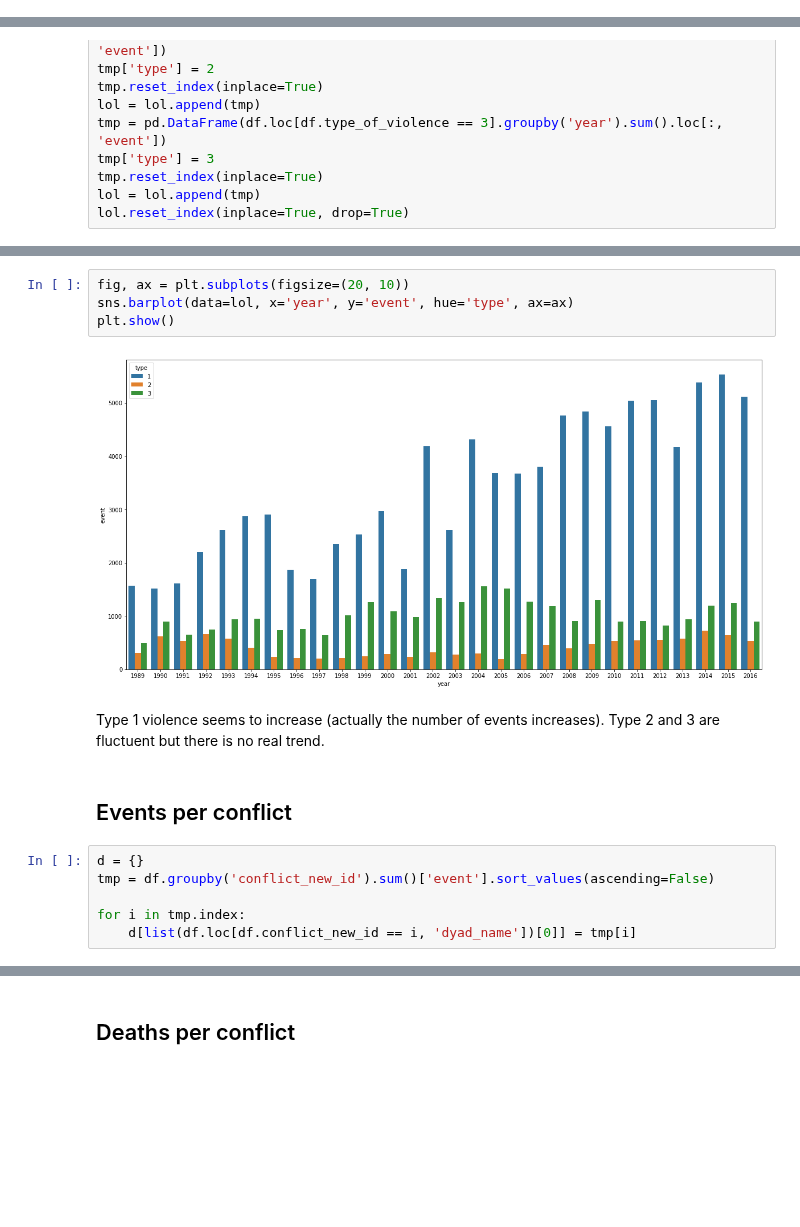
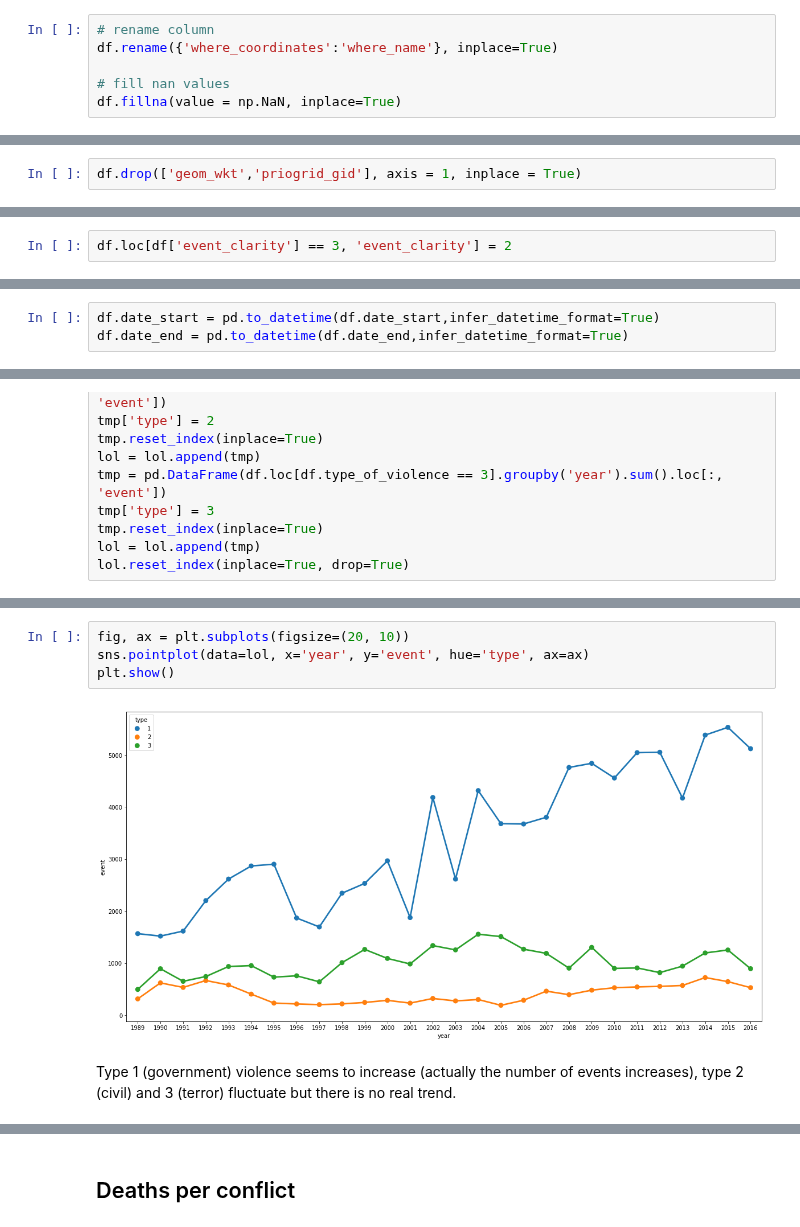
Before and after one commit to armand33/applied_data_analysis_2017, a Jupyter notebook: project/notebooks/Analysis of geographical data.ipynb, the cells around one changed output, grey strips where cells are left out. Saved outputs shown, nothing was run; the diff lists cells and outputs as text; blank space fills up the shorter version.

Commit message:
Completed data description

```diff
--- a/project/notebooks/Analysis of geographical data.ipynb
+++ b/project/notebooks/Analysis of geographical data.ipynb
@@ -320,0 +413,6 @@ Variable Name | Content|Type
+# %%
+# rename column
+df.rename({'where_coordinates':'where_name'}, inplace=True)
+
+# fill nan values
+df.fillna(value = np.NaN, inplace=True)
@@ -321,3 +432,5 @@ Variable Name | Content|Type
+# %%
+df.drop(['geom_wkt','priogrid_gid'], axis = 1, inplace = True)
 # %% [markdown]
 #### Countries
 The represented countries are:
@@ -362,0 +491,2 @@ Variable Name | Content|Type
+# %%
+df.loc[df['event_clarity'] == 3, 'event_clarity'] = 2
@@ -371,0 +512,3 @@ Variable Name | Content|Type
+# %%
+df.date_start = pd.to_datetime(df.date_start,infer_datetime_format=True)
+df.date_end = pd.to_datetime(df.date_end,infer_datetime_format=True)
@@ -520,17 +707,8 @@ plt.show()
 # %%
 fig, ax = plt.subplots(figsize=(20, 10))
-sns.barplot(data=lol, x='year', y='event', hue='type', ax=ax)
+sns.pointplot(data=lol, x='year', y='event', hue='type', ax=ax)
 plt.show()
 # %% [output]
-[figure, old version]
+[figure, new version]
 # %% [markdown]
-Type 1 violence seems to increase (actually the number of events increases).
-Type 2 and 3 are fluctuent but there is no real trend.
+Type 1 (government) violence seems to increase (actually the number of events increases), type 2 (civil) and 3 (terror) fluctuate but there is no real trend.
-# %% [markdown]
-## Events per conflict
-# %%
-d = {}
-tmp = df.groupby('conflict_new_id').sum()['event'].sort_values(ascending=False)
-
-for i in tmp.index:
-    d[list(df.loc[df.conflict_new_id == i, 'dyad_name'])[0]] = tmp[i]
```
Also changed, not shown: parts of 60 cells of this notebook, 1 other file.
